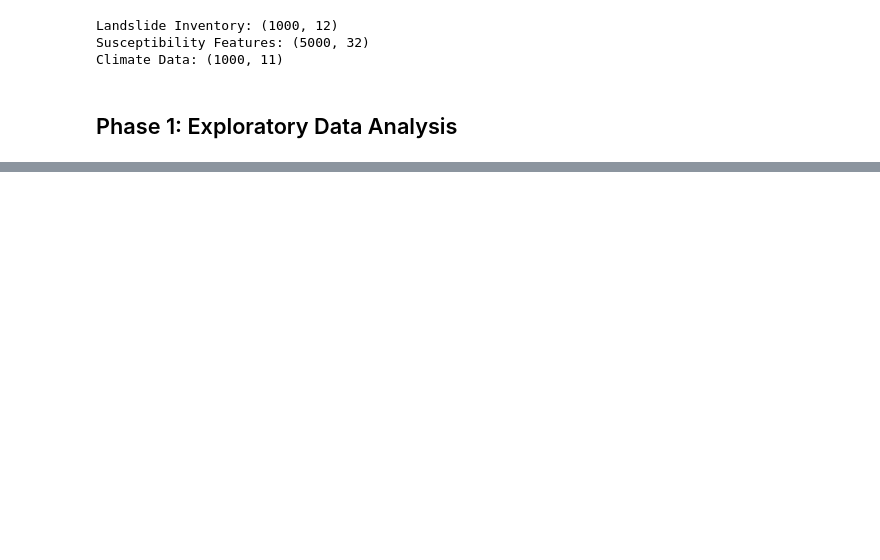
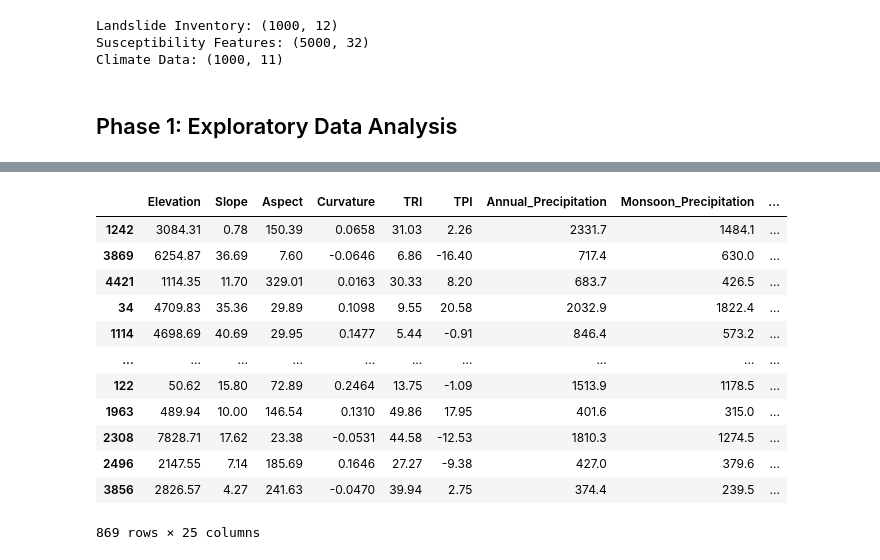
Before and after one commit to 20celeste/landslide_prediction_using_SNN, a Jupyter notebook: predict.ipynb, the cells around one changed output, grey strips where cells are left out. Cells and saved outputs as stored; diff of their text form; code cells hidden in the pictures; blank space fills up the shorter version.

```diff
--- a/predict.ipynb
+++ b/predict.ipynb
@@ -165,0 +259,16 @@ plt.show()
+# %%
+X_test
+# %% [output]
+|  | Elevation | Slope | Aspect | Curvature | TRI | TPI | Annual_Precipitation | Monsoon_Precipitation | ... |
+| 1242 | 3084.31 | 0.78 | 150.39 | 0.0658 | 31.03 | 2.26 | 2331.7 | 1484.1 | ... |
+| 3869 | 6254.87 | 36.69 | 7.60 | -0.0646 | 6.86 | -16.40 | 717.4 | 630.0 | ... |
+| 4421 | 1114.35 | 11.70 | 329.01 | 0.0163 | 30.33 | 8.20 | 683.7 | 426.5 | ... |
+| 34 | 4709.83 | 35.36 | 29.89 | 0.1098 | 9.55 | 20.58 | 2032.9 | 1822.4 | ... |
+| 1114 | 4698.69 | 40.69 | 29.95 | 0.1477 | 5.44 | -0.91 | 846.4 | 573.2 | ... |
+| ... | ... | ... | ... | ... | ... | ... | ... | ... | ... |
+| 122 | 50.62 | 15.80 | 72.89 | 0.2464 | 13.75 | -1.09 | 1513.9 | 1178.5 | ... |
+| 1963 | 489.94 | 10.00 | 146.54 | 0.1310 | 49.86 | 17.95 | 401.6 | 315.0 | ... |
+| 2308 | 7828.71 | 17.62 | 23.38 | -0.0531 | 44.58 | -12.53 | 1810.3 | 1274.5 | ... |
+| 2496 | 2147.55 | 7.14 | 185.69 | 0.1646 | 27.27 | -9.38 | 427.0 | 379.6 | ... |
+| 3856 | 2826.57 | 4.27 | 241.63 | -0.0470 | 39.94 | 2.75 | 374.4 | 239.5 | ... |
+869 rows × 25 columns
```
Also changed, not shown: parts of 8 cells of this notebook.
